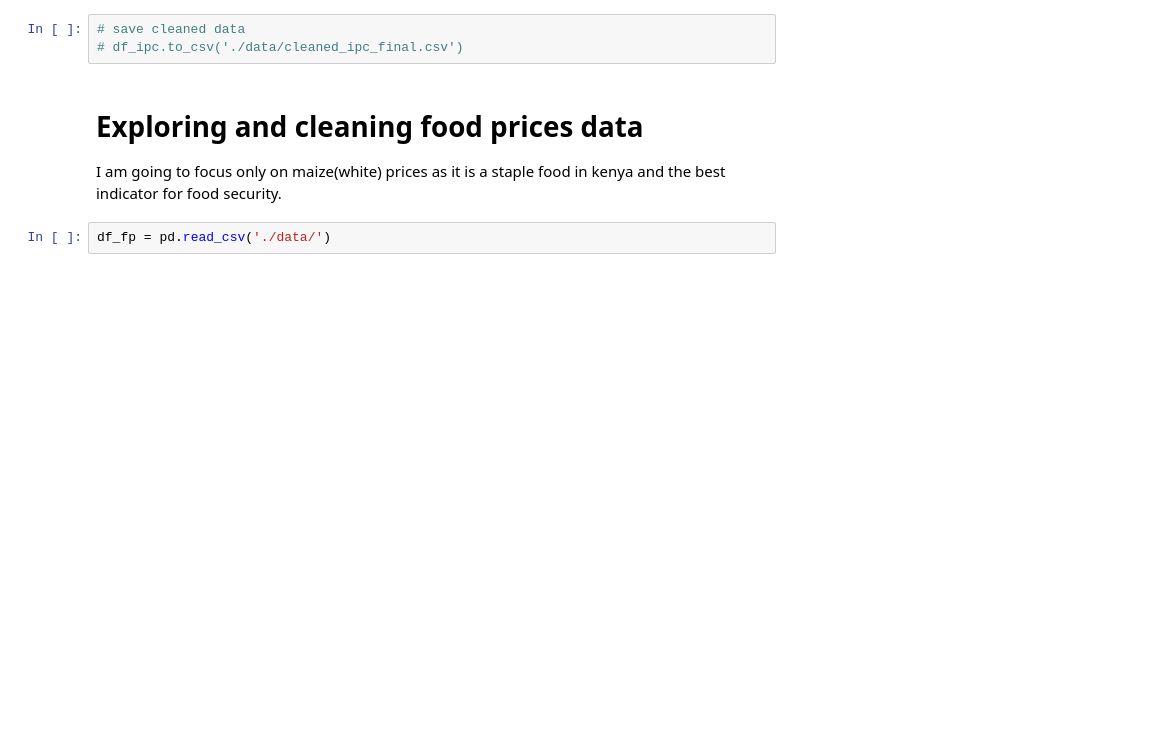
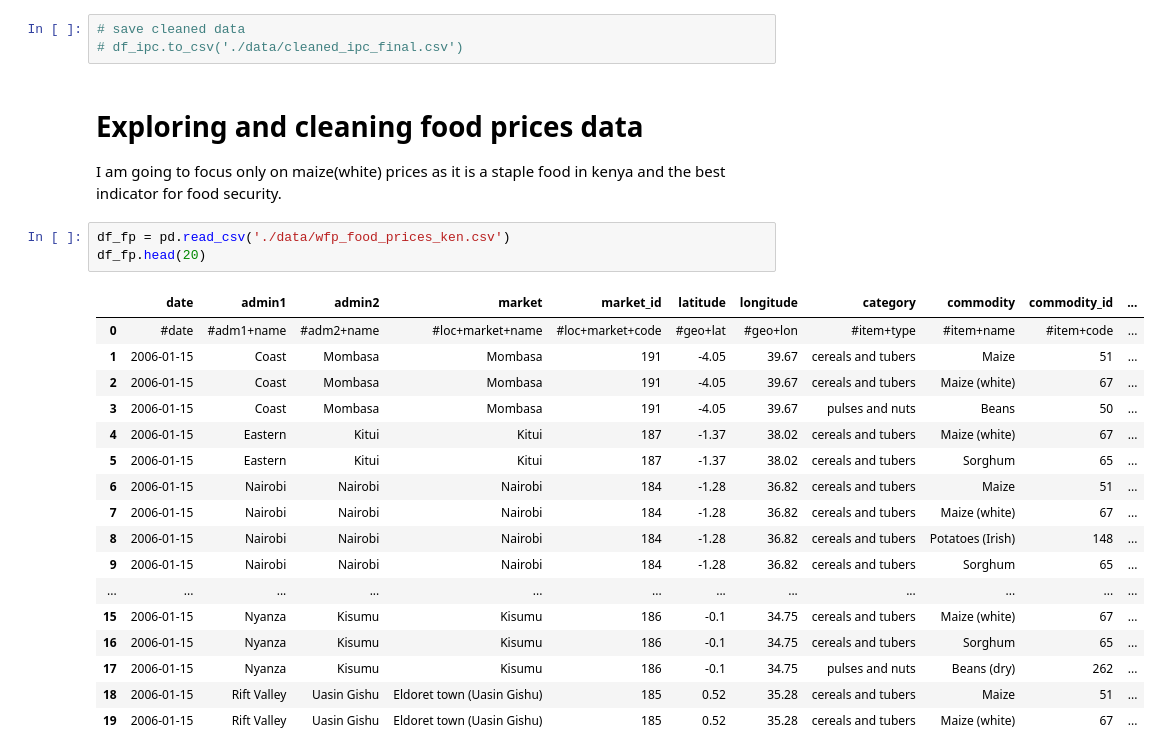
Before and after one commit to MrDenzy/PHASE-5-PROJECT---PREDICTING-FOOD-INSECURITY, a Jupyter notebook: notebooks/data_explore.ipynb, the cells around one changed output. Saved outputs shown, nothing was run; the diff lists cells and outputs as text; blank space fills up the shorter version.

Commit message:
finished cleaning food_prices.csv, saved the cleaned version

```diff
--- a/notebooks/data_explore.ipynb
+++ b/notebooks/data_explore.ipynb
@@ -652,4 +666,23 @@ dtype: int64
 # Exploring and cleaning food prices data
 I am going to focus only on maize(white) prices as it is a staple food in kenya and the best indicator for food security.
 # %%
-df_fp = pd.read_csv('./data/')
+df_fp = pd.read_csv('./data/wfp_food_prices_ken.csv')
+df_fp.head(20)
+# %% [output]
+|  | date | admin1 | admin2 | market | market_id | latitude | longitude | category | commodity | commodity_id | ... |
+| 0 | #date | #adm1+name | #adm2+name | #loc+market+name | #loc+market+code | #geo+lat | #geo+lon | #item+type | #item+name | #item+code | ... |
+| 1 | 2006-01-15 | Coast | Mombasa | Mombasa | 191 | -4.05 | 39.67 | cereals and tubers | Maize | 51 | ... |
+| 2 | 2006-01-15 | Coast | Mombasa | Mombasa | 191 | -4.05 | 39.67 | cereals and tubers | Maize (white) | 67 | ... |
+| 3 | 2006-01-15 | Coast | Mombasa | Mombasa | 191 | -4.05 | 39.67 | pulses and nuts | Beans | 50 | ... |
+| 4 | 2006-01-15 | Eastern | Kitui | Kitui | 187 | -1.37 | 38.02 | cereals and tubers | Maize (white) | 67 | ... |
+| 5 | 2006-01-15 | Eastern | Kitui | Kitui | 187 | -1.37 | 38.02 | cereals and tubers | Sorghum | 65 | ... |
+| 6 | 2006-01-15 | Nairobi | Nairobi | Nairobi | 184 | -1.28 | 36.82 | cereals and tubers | Maize | 51 | ... |
+| 7 | 2006-01-15 | Nairobi | Nairobi | Nairobi | 184 | -1.28 | 36.82 | cereals and tubers | Maize (white) | 67 | ... |
+| 8 | 2006-01-15 | Nairobi | Nairobi | Nairobi | 184 | -1.28 | 36.82 | cereals and tubers | Potatoes (Irish) | 148 | ... |
+| 9 | 2006-01-15 | Nairobi | Nairobi | Nairobi | 184 | -1.28 | 36.82 | cereals and tubers | Sorghum | 65 | ... |
+| ... | ... | ... | ... | ... | ... | ... | ... | ... | ... | ... | ... |
+| 15 | 2006-01-15 | Nyanza | Kisumu | Kisumu | 186 | -0.1 | 34.75 | cereals and tubers | Maize (white) | 67 | ... |
+| 16 | 2006-01-15 | Nyanza | Kisumu | Kisumu | 186 | -0.1 | 34.75 | cereals and tubers | Sorghum | 65 | ... |
+| 17 | 2006-01-15 | Nyanza | Kisumu | Kisumu | 186 | -0.1 | 34.75 | pulses and nuts | Beans (dry) | 262 | ... |
+| 18 | 2006-01-15 | Rift Valley | Uasin Gishu | Eldoret town (Uasin Gishu) | 185 | 0.52 | 35.28 | cereals and tubers | Maize | 51 | ... |
+| 19 | 2006-01-15 | Rift Valley | Uasin Gishu | Eldoret town (Uasin Gishu) | 185 | 0.52 | 35.28 | cereals and tubers | Maize (white) | 67 | ... |
```
Also changed, not shown: parts of 30 cells of this notebook, 2 other files.
